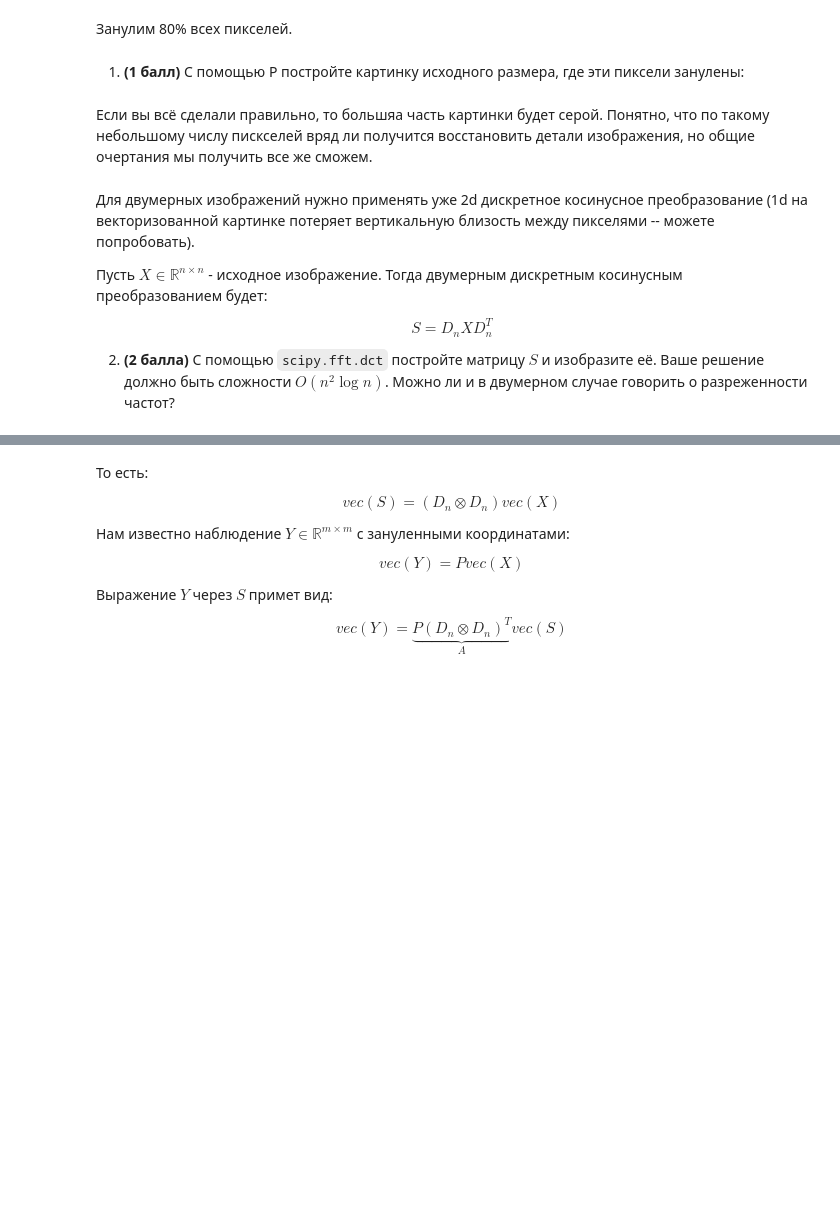
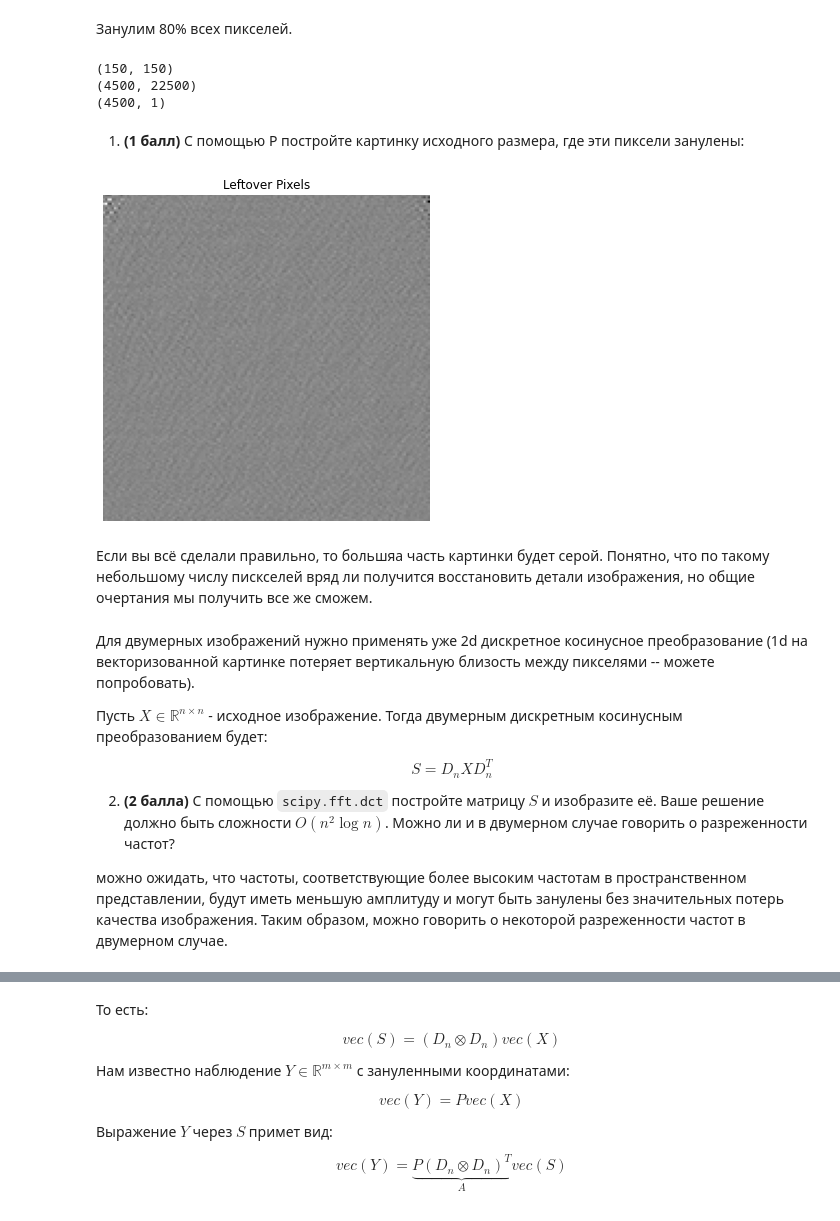
Before and after one commit to myramystin/omv, a Jupyter notebook: omv_pdz3/pdz3_onikova_1.ipynb, the cells around one changed output, grey strips where cells are left out. Drawn from its saved outputs; the diff is of its cells as text; code cells hidden in the pictures; blank space fills up the shorter version.

```diff
--- a/omv_pdz3/pdz3_onikova_1.ipynb
+++ b/omv_pdz3/pdz3_onikova_1.ipynb
@@ -344,22 +387,30 @@ plt.title("Original Image");
 # %% [markdown]
 Занулим 80% всех пикселей.
 # %%
+print(X.shape)
 n = X.shape[0]
 m = int(0.2 * n*n)
 idxs = np.random.choice(n*n, m, replace=False)
 
 P = np.zeros((m,n*n))
 P[np.arange(m), idxs] = np.ones(m)
-y = P @ X.reshape(-1)
+print(P.shape)
+y = P @ X.reshape(n*n, 1)
+print(y.shape)
+# %% [output]
+(150, 150)
+(4500, 22500)
+(4500, 1)
 # %% [markdown]
 1. **(1 балл)** С помощью P постройте картинку исходного размера, где эти пиксели занулены:
 # %%
-sparsed_X = # YOUR CODE HERE
-
+sparsed_X = idct(P.T @ y, type=2, axis=0, norm='ortho').reshape(n, n)
 plt.figure(figsize=(6,6))
 plt.imshow(sparsed_X, cmap="gray");
 plt.axis("off")
 plt.title("Leftover Pixels");
+# %% [output]
+[figure, added]
 # %% [markdown]
 Если вы всё сделали правильно, то большяа часть картинки будет серой. Понятно, что по такому небольшому числу пискселей вряд ли получится восстановить детали изображения, но общие очертания мы получить все же сможем.
 # %% [markdown]
@@ -372,6 +423,8 @@ $$
 $$
 
 2. **(2 балла)** С помощью `scipy.fft.dct` постройте матрицу $S$ и изобразите её. Ваше решение должно быть сложности $O(n^2 \log n)$. Можно ли и в двумерном случае говорить о разреженности частот?
+
+можно ожидать, что частоты, соответствующие более высоким частотам в пространственном представлении, будут иметь меньшую амплитуду и могут быть занулены без значительных потерь качества изображения. Таким образом, можно говорить о некоторой разреженности частот в двумерном случае.
 # %%
 plt.figure(figsize=(7,7))
 plt.axis("off")
```
Also changed, not shown: parts of 37 cells of this notebook, 1 other file.
